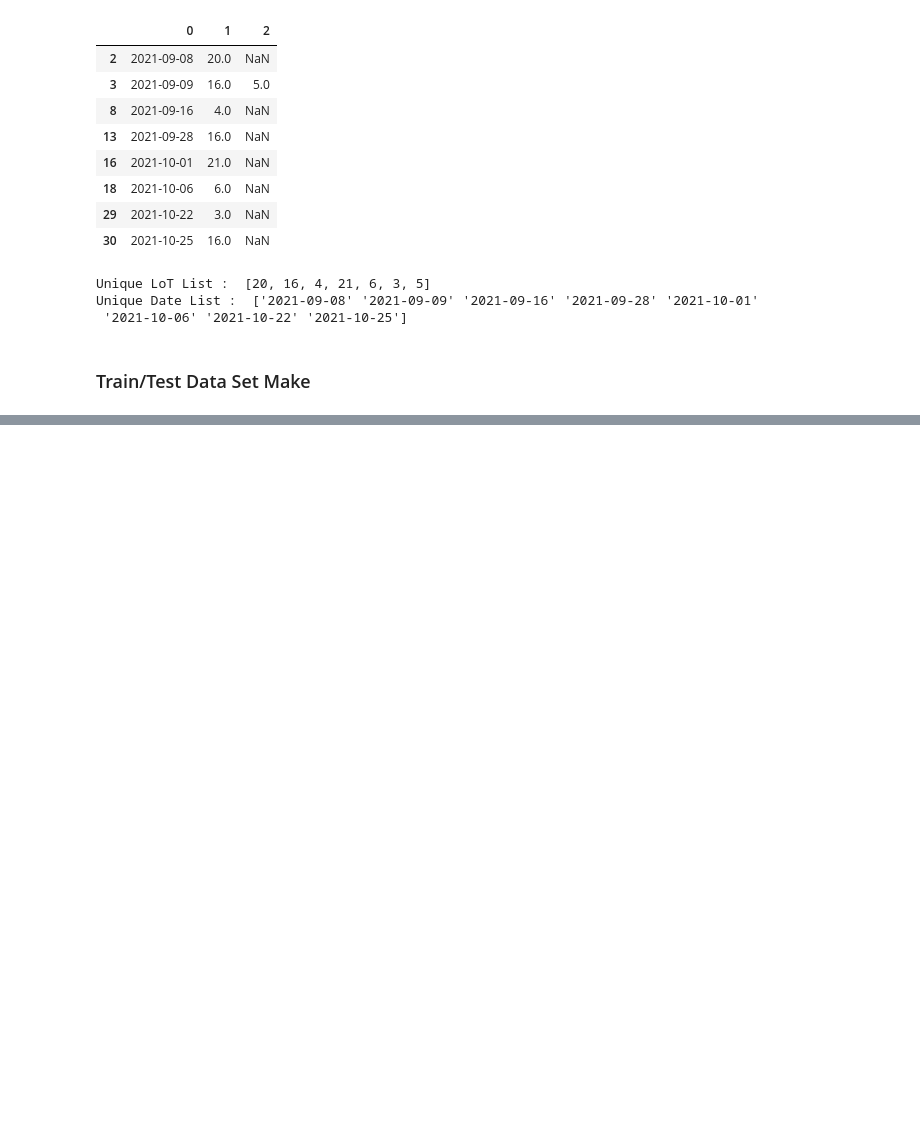
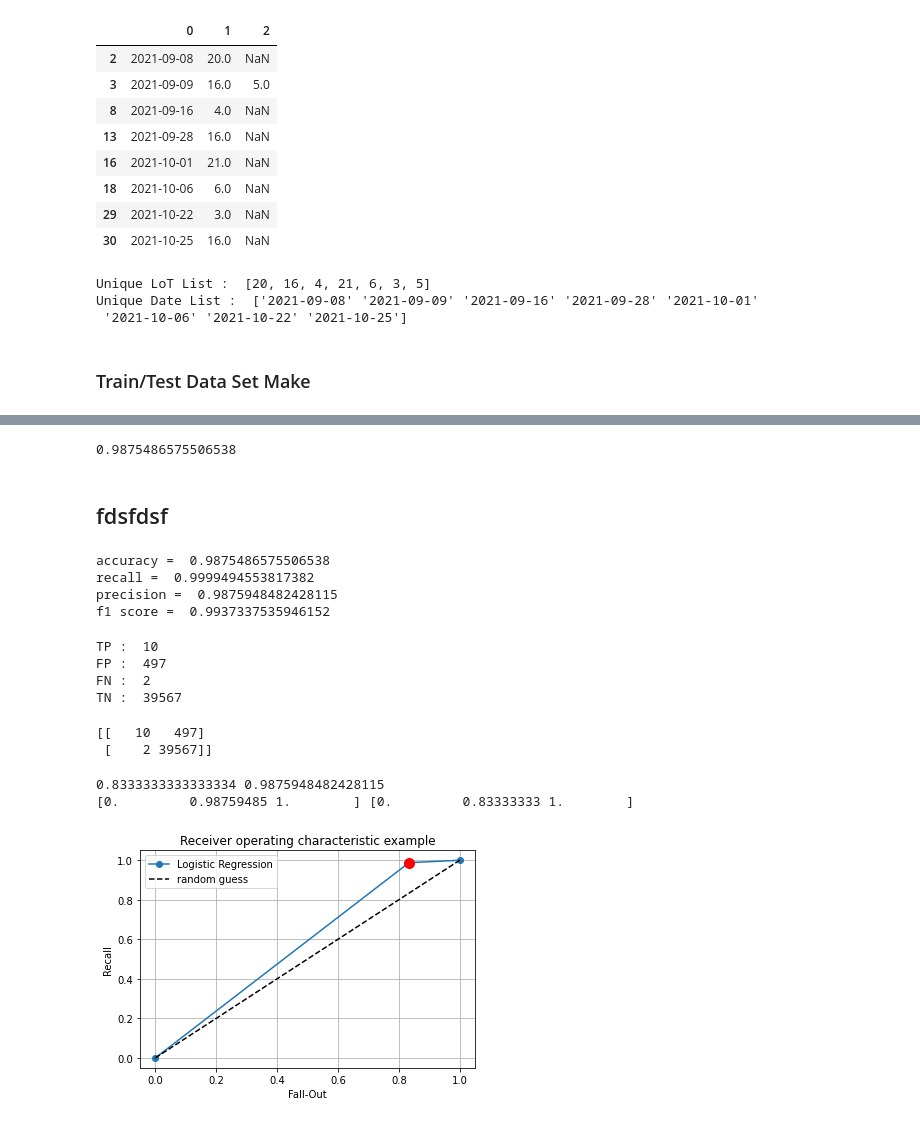
Before and after one commit to och5351/Bigdata_busan, a Jupyter notebook: ML/csy_DT/DT.ipynb, the cells around one changed output, grey strips where cells are left out. Cells and saved outputs as stored; diff of their text form; code cells hidden in the pictures; blank space fills up the shorter version.

```diff
--- a/ML/csy_DT/DT.ipynb
+++ b/ML/csy_DT/DT.ipynb
@@ -172,0 +355,79 @@ Time
+# %%
+# 정확도
+len(tmp_df[(tmp_df['val']==1)])/len(tmp_df)
+# %% [output]
+0.9875486575506538
+# %% [markdown]
+## fdsfdsf
+# %%
+'''
+    - accuracy(정분류율) : 실제 분류 범주를 정확하게 예측한 비율
+    - recall(재현율)=민감도 : 참 긍정률
+    - precision(정확도, 정밀도) : 'positive'으로 예측한 비율 중에서 실제로 'positive'(TP)인 비율
+    - F1 : 정밀도와 민감도(재현율)를 하나로 합한 성능평가 지표
+            정밀도와 민감도 양쪽이 모두 클 때 큰 값을 가짐
+'''
+print("accuracy = ", accuracy_score(test_target, clf_pred))
+print("recall = ", recall_score(test_target, clf_pred))
+print("precision = ", precision_score(test_target, clf_pred))
+print("f1 score = ", f1_score(test_target, clf_pred))
+# %% [output]
+accuracy =  0.9875486575506538
+recall =  0.9999494553817382
+precision =  0.9875948482428115
+f1 score =  0.9937337535946152
+# %%
+# confusion matrix 도출
+def get_confusion_matrix_values(y_true, clf_pred):
+ cm = confusion_matrix(y_true, clf_pred)
+ return(cm[0][0], cm[0][1], cm[1][0], cm[1][1])
+TP, FP, FN, TN = get_confusion_matrix_values(test_target, clf_pred)
+print("TP : ", TP)
+print("FP : ", FP)
+print("FN : ", FN)
+print("TN : ", TN)
+# %% [output]
+TP :  10
+FP :  497
+FN :  2
+TN :  39567
+# %%
+cm = confusion_matrix(test_target, clf_pred)
+print(cm)
+# %% [output]
+[[   10   497]
+ [    2 39567]]
+# %%
+# roc_curve
+if (TP+FN) == 0:
+ tpr_val = 0
+else:
+ tpr_val = TP / (TP+FN)
+if (TN+FP) == 0:
+ fpr_val = 0
+else:
+ fpr_val = TN / (TN+FP)
+print(tpr_val, fpr_val)
+tpr, fpr, _ = roc_curve(test_target, clf_pred)
+tpr[1] = tpr_val
+fpr[1] = fpr_val
+if len(tpr) < 3:
+ tpr = np.append(tpr, 1)
+ fpr = np.append(fpr, 1)
+print(fpr, tpr)
+# %% [output]
+0.8333333333333334 0.9875948482428115
+[0.         0.98759485 1.        ] [0.         0.83333333 1.        ]
+# %%
+# roc_curve 시각화
+plt.plot(tpr, fpr, 'o-', label="Logistic Regression")
+plt.plot([0, 1], [0, 1], 'k--', label="random guess")
+plt.plot([tpr_val], [fpr_val], 'ro', ms=10)
+plt.xlabel('Fall-Out')
+plt.ylabel('Recall')
+plt.title('Receiver operating characteristic example')
+plt.grid()
+plt.legend()
+plt.show()
+# %% [output]
+[figure, added]
```
Also changed, not shown: parts of 36 cells of this notebook.
